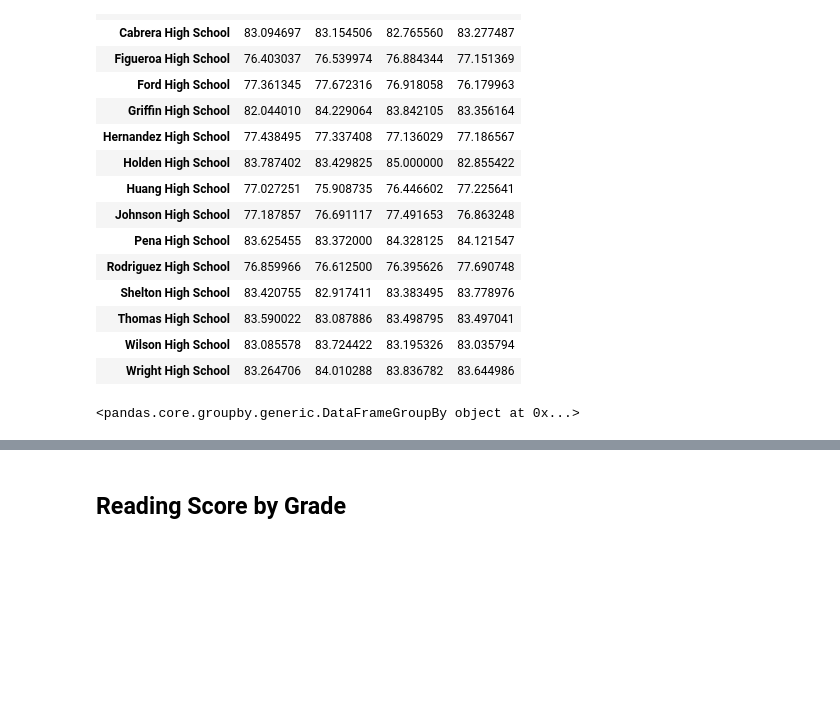
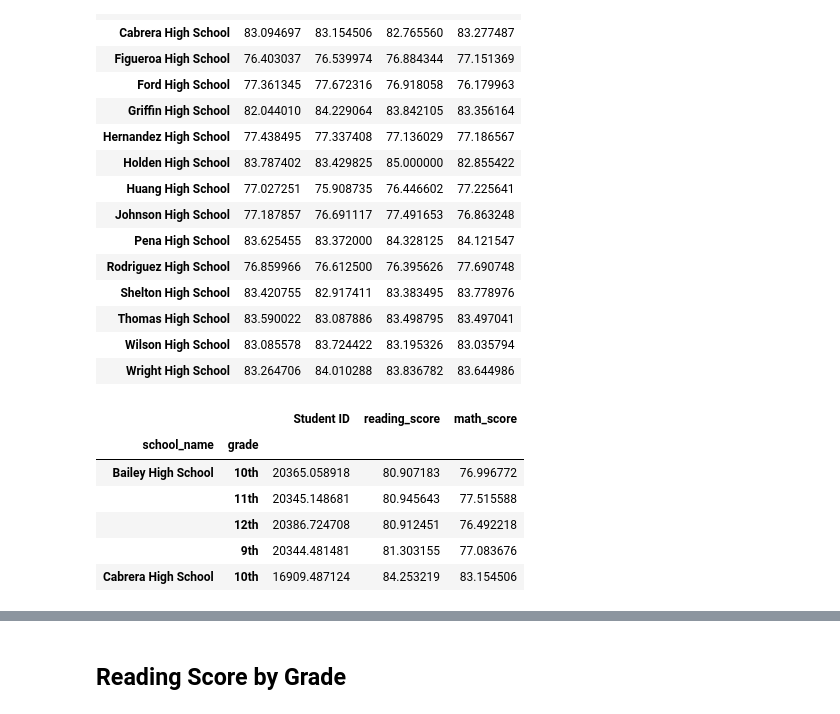
Before and after one commit to DerekLarson77/Pandas-School-Grades, a Jupyter notebook: PyCitySchools/PyCitySchools_rework.ipynb, the cells around one changed output, grey strips where cells are left out. Cells and saved outputs as stored; diff of their text form; code cells hidden in the pictures; blank space fills up the shorter version.

```diff
--- a/PyCitySchools/PyCitySchools_rework.ipynb
+++ b/PyCitySchools/PyCitySchools_rework.ipynb
@@ -317,18 +317,0 @@ gradeavgmath_df = Pre_MathIndex_df.sort_values("school_name", ascending=True).se
-# %%
-#To get total averages a groupby of school name was used and then the mean was taken to receive
-#the average math and reading score by school_name.
-student_grade_index_df = student_data.groupby(["school_name", "grade"])
-student_grade_index_df
-
-
-#The math_score is taken from our new student_index dataframe and used to add a new column in our School_Summary dataframe.
-#gradeavgmath_df["9th"] = student_grade_index_df.loc[(student_grade_index_df["grade"] == "9th"), student_grade_index_df["math_score"]]
-#gradeavgmath_df["10th"] = student_grade_index_df["math_score"]
-#gradeavgmath_df["11th"] = student_grade_index_df["math_score"]
-#gradeavgmath_df["12th"] = student_grade_index_df["math_score"]
-#The reading_score is taken from our new student_index dataframe and used to add a new column in our School_Summary dataframe.
-#gradeavgmath_df["Average Reading Score"] = student_grade_index_df["reading_score"]
-
-#gradeavgmath_df
-# %% [output]
-<pandas.core.groupby.generic.DataFrameGroupBy object at 0x...>
@@ -376,0 +318,35 @@ School_Summary_df
+# %%
+student_grade_index_df = student_data.groupby(["school_name", "grade"]).mean()
+
+nineth = 3
+grade_index_9 = np.arange(nineth,4*15,4)
+#grade_index
+grade_9 = student_grade_index_df.iloc[grade_index_9,[1,2]]
+
+
+tenth = 0
+grade_index_10 = np.arange(tenth,4*15,4)
+#grade_index
+grade_10 = student_grade_index_df.iloc[grade_index_10,[1,2]]
+
+
+eleventh = 1
+grade_index_11 = np.arange(eleventh,4*15,4)
+#grade_index
+grade_11 = student_grade_index_df.iloc[grade_index_11,[1,2]]
+
+
+twelveth = 2
+grade_index_12 = np.arange(twelveth,4*15,4)
+#grade_index
+grade_12 = student_grade_index_df.iloc[grade_index_12,[1,2]]
+
+student_grade_index_df.head()
+# %% [output]
+|  |  | Student ID | reading_score | math_score |
+| school_name | grade |  |  |  |
+| Bailey High School | 10th | 20365.058918 | 80.907183 | 76.996772 |
+|  | 11th | 20345.148681 | 80.945643 | 77.515588 |
+|  | 12th | 20386.724708 | 80.912451 | 76.492218 |
+|  | 9th | 20344.481481 | 81.303155 | 77.083676 |
+| Cabrera High School | 10th | 16909.487124 | 84.253219 | 83.154506 |
```
Also changed, not shown: parts of 8 cells of this notebook.
